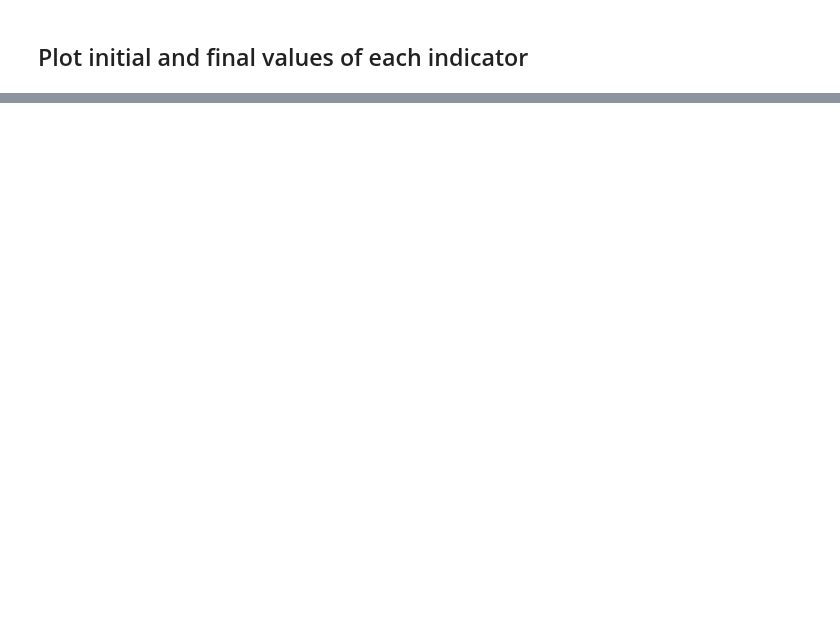
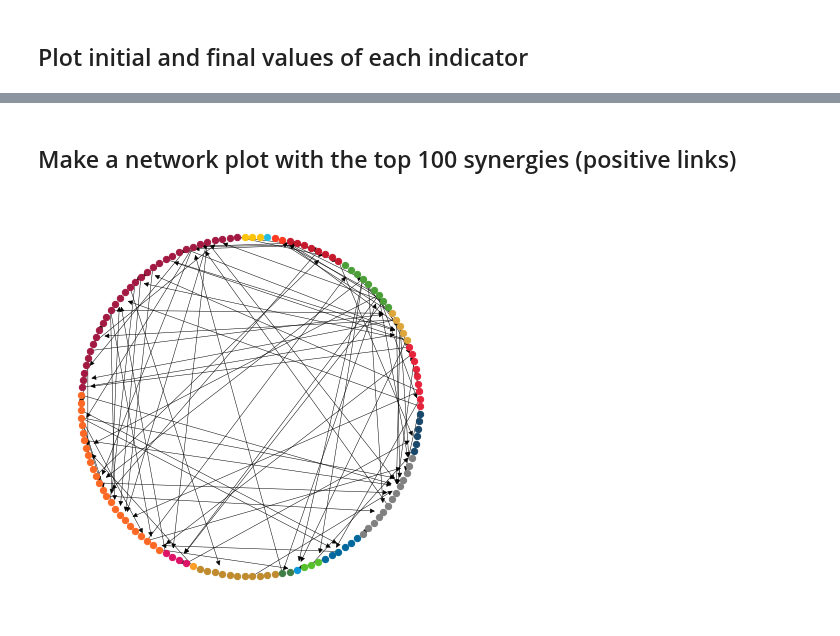
Before and after one commit to oguerrer/PPI4SD, a Jupyter notebook: Examples/Example_1.ipynb, the cells around one changed output, grey strips where cells are left out. Drawn from its saved outputs; the diff is of its cells as text; code cells hidden in the pictures; blank space fills up the shorter version.

```diff
--- a/Examples/Example_1.ipynb
+++ b/Examples/Example_1.ipynb
@@ -63,0 +97,26 @@ plt.show()
+# %% [markdown]
+## Make a network plot with the top 100 synergies (positive links)
+# %%
+# make a copy of the adjancency matrix and filter the positive edges
+S = np.array(A)
+S[np.isnan(S)] = 0
+S[S<0] = 0
+
+# create a graph object
+G = nx.DiGraph(S)
+pos = nx.circular_layout(G)
+sedges = sorted([(v[2]['weight'], v[0], v[1]) for v in G.edges(data=True)])[::-1]
+
+# plot the network
+fig = plt.figure(figsize=(6,6))
+ax = fig.add_subplot(111)
+nx.draw_networkx_edges(G, pos, edgelist=[(e[1], e[2]) for e in sedges[0:100]], edge_color='black', width=.5)
+for i in range(len(pos)):
+    nx.draw_networkx_nodes(G, pos, nodelist=[i], node_color=colors_sdg[goals[i]], node_size=40, edge_color='white')
+plt.xticks([])
+plt.yticks([])
+ax.axis('off')
+plt.tight_layout()
+plt.show()
+# %% [output]
+[figure, added]
```
Also changed, not shown: parts of 8 cells of this notebook.
